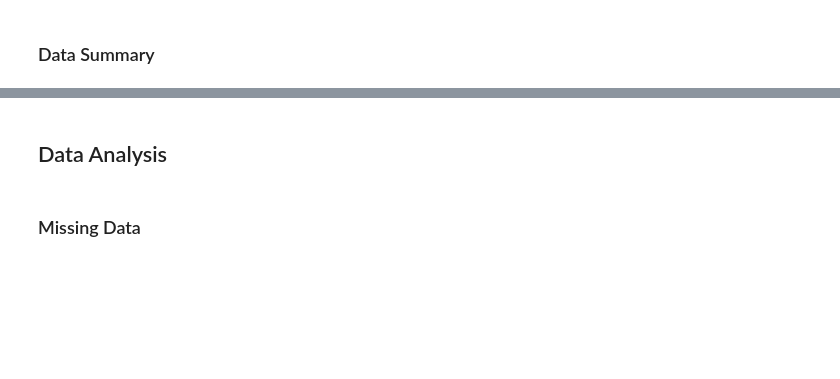
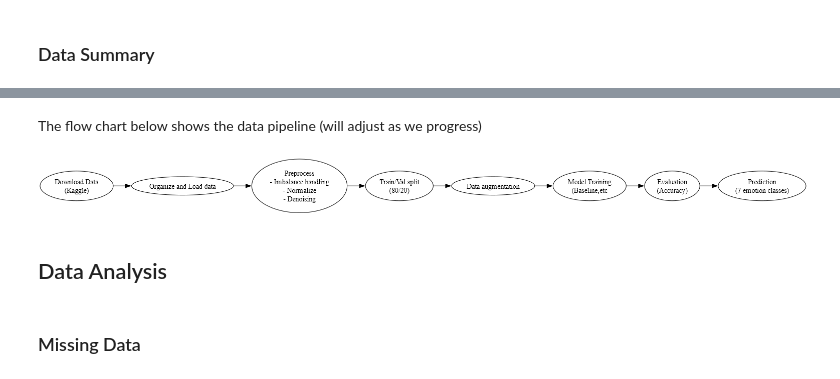
Before and after one commit to kayleeisokay/cs109b-final-project, a Jupyter notebook: MS3.ipynb, the cells around one changed output, grey strips where cells are left out. Drawn from its saved outputs; the diff is of its cells as text; code cells hidden in the pictures; blank space fills up the shorter version.

Commit message:
add flow chart

```diff
--- a/MS3.ipynb
+++ b/MS3.ipynb
@@ -280,3 +309,33 @@ plt.tight_layout()
+# %% [markdown]
+The flow chart below shows the data pipeline
+(will adjust as we progress)
+# %%
+from graphviz import Digraph
+
+dot = Digraph(comment='Data Pipeline')
+
+dot.attr(size="16,10")
+dot.attr(rankdir='LR')
+
+# Nodes
+dot.node('A', 'Download Data\n(Kaggle)')
+dot.node('B', 'Organize and Load data')
+dot.node('C', 'Preprocess\n- Imbalance handling\n- Normalize\n- Denoising')
+dot.node('D', 'Train/Val split\n(80/20)')
+dot.node('E', 'Data augmentation')
+dot.node('F', 'Model Training\n(Baseline,etc')
+dot.node('G', 'Evaluation\n(Accuracy)')
+dot.node('H', 'Prediction\n(7 emotion classes)')
+
+# Edges
+dot.edges(['AB', 'BC', 'CD', 'DE', 'EF','FG','GH'])
+
+dot.render('facial_expression_pipeline_flowchart', format='png', cleanup=True)
+
+from IPython.display import Image
+Image(filename='facial_expression_pipeline_flowchart.png')
+# %% [output]
+[figure, added]
 # %% [markdown]
 ## Data Analysis
 # %% [markdown]
```
Also changed, not shown: parts of 7 cells of this notebook, 1 other file.
